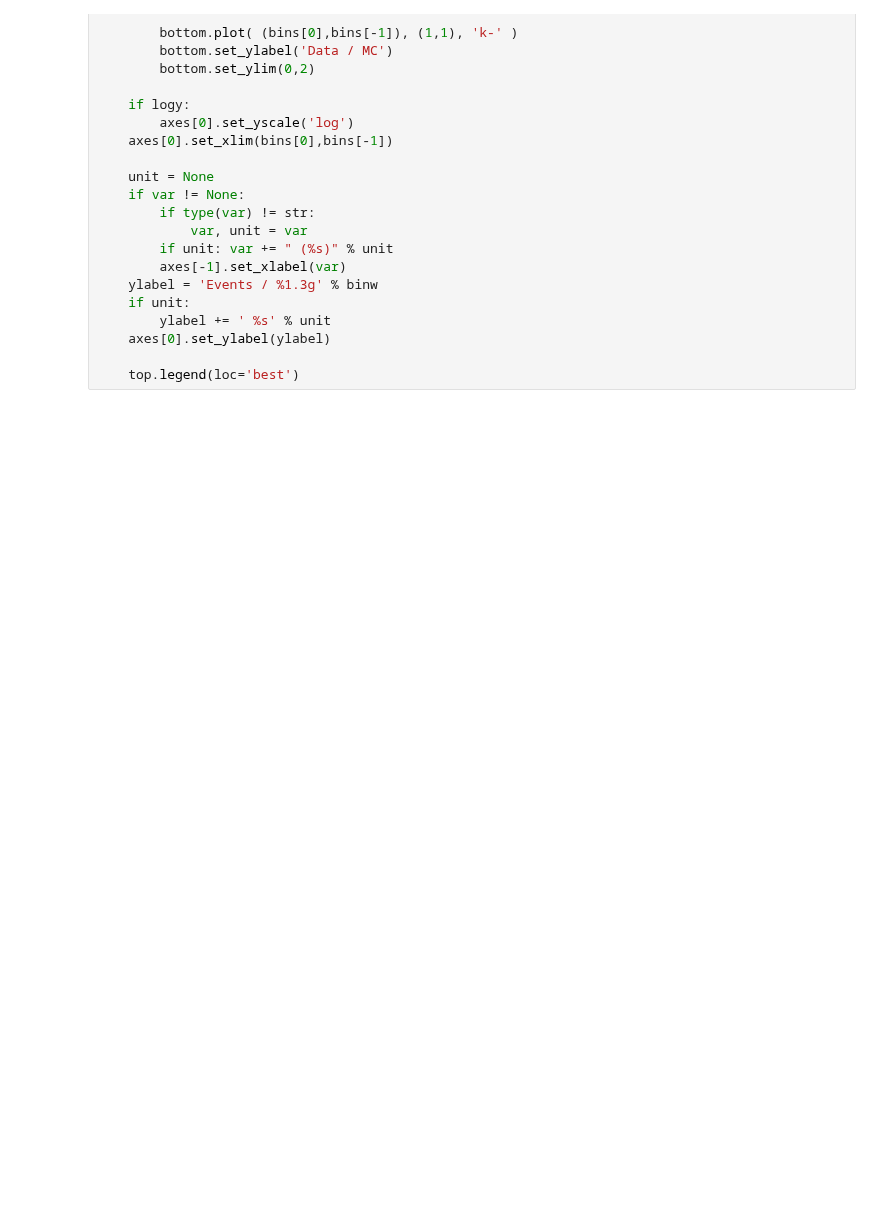
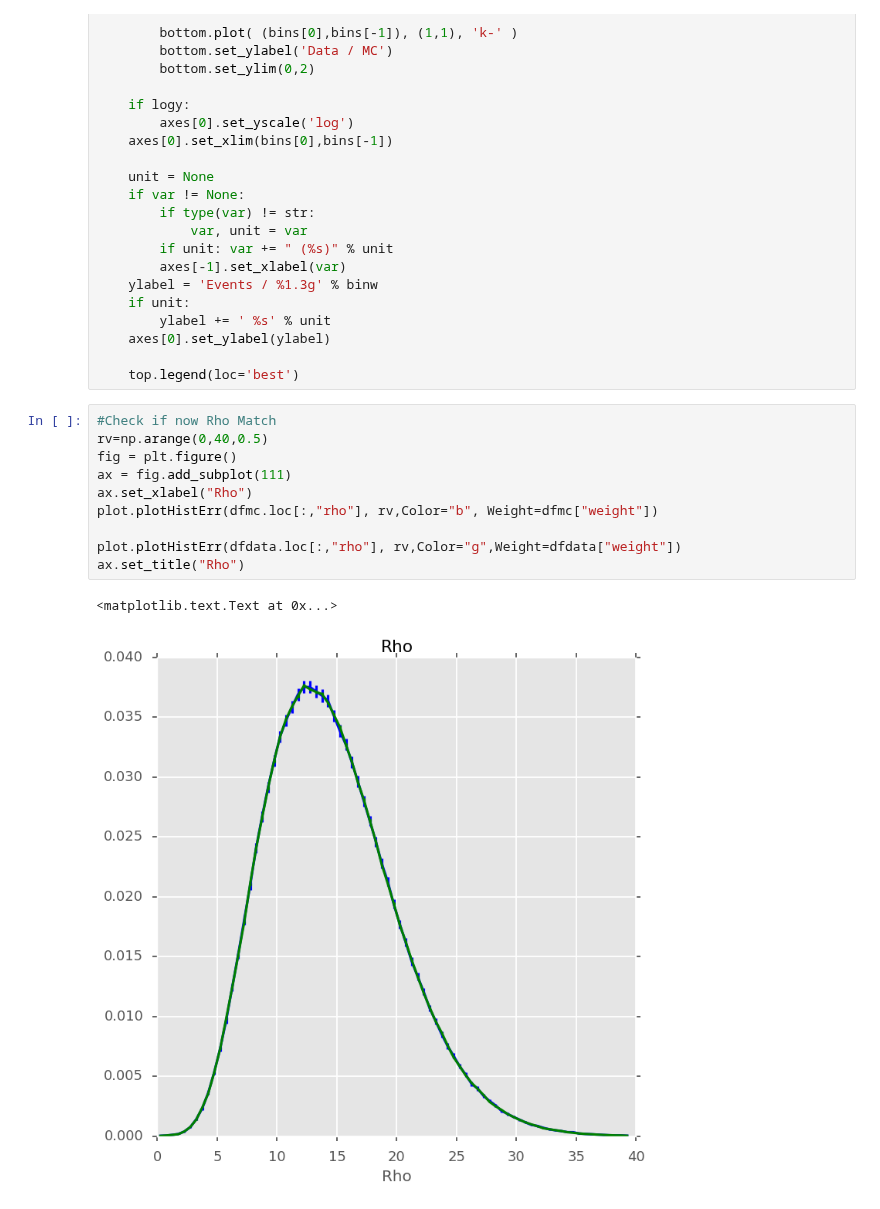
Before and after one commit to threiten/dataMC-1, a Jupyter notebook: MTR/FInalCode4_checkPhoIDMVA5.ipynb, the cells around one changed output. Cells and saved outputs as stored; diff of their text form; blank space fills up the shorter version.

```diff
--- a/MTR/FInalCode4_checkPhoIDMVA5.ipynb
+++ b/MTR/FInalCode4_checkPhoIDMVA5.ipynb
@@ -310,3 +310,16 @@ def draw_datas_mc(bins,data1,data2, mc,figsize=(8,6),var=None,logy=False,ratio=F
     axes[0].set_ylabel(ylabel)
 
     top.legend(loc='best')
+# %%
+#Check if now Rho Match
+rv=np.arange(0,40,0.5)
+fig = plt.figure()
+ax = fig.add_subplot(111)
+ax.set_xlabel("Rho")
+plot.plotHistErr(dfmc.loc[:,"rho"], rv,Color="b", Weight=dfmc["weight"])
+
+plot.plotHistErr(dfdata.loc[:,"rho"], rv,Color="g",Weight=dfdata["weight"])
+ax.set_title("Rho")
+# %% [output]
+<matplotlib.text.Text at 0x...>
+[figure, added]
```
Also changed, not shown: 4 other files.
